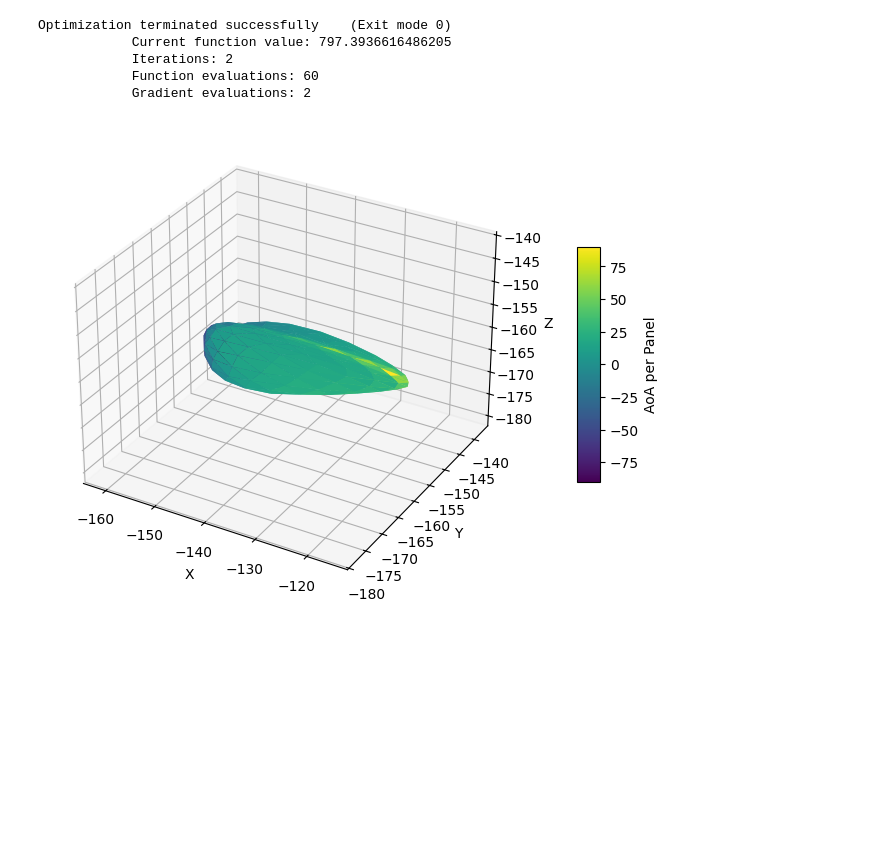
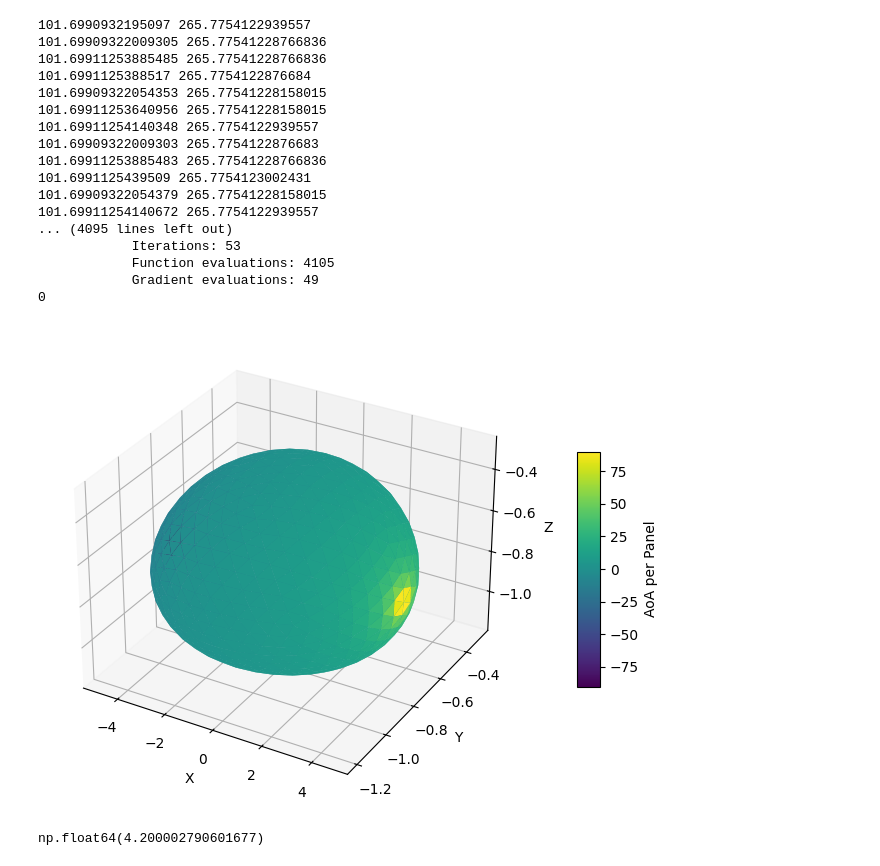
Before and after one commit to schuettem/SATOPT, a Jupyter notebook: examples/example_0.ipynb, the cells around one changed output. Drawn from its saved outputs; the diff is of its cells as text; code cells hidden in the pictures; blank space fills up the shorter version.

```diff
--- a/examples/example_0.ipynb
+++ b/examples/example_0.ipynb
@@ -1,11 +1,27 @@
 # %%
 from optimize import run
 # %%
-run(1)
+mesh = run()
 # %% [output]
-Optimization terminated successfully    (Exit mode 0)
-            Current function value: 797.3936616486205
-            Iterations: 2
-            Function evaluations: 60
-            Gradient evaluations: 2
+101.6990932195097 265.7754122939557
+101.69909322009305 265.77541228766836
+101.69911253885485 265.77541228766836
+101.6991125388517 265.7754122876684
+101.69909322054353 265.77541228158015
+101.69911253640956 265.77541228158015
+101.69911254140348 265.7754122939557
+101.69909322009303 265.7754122876683
+101.69911253885483 265.77541228766836
+101.6991125439509 265.7754123002431
+101.69909322054379 265.77541228158015
+101.69911254140672 265.7754122939557
+... (4095 lines left out)
+            Iterations: 53
+            Function evaluations: 4105
+            Gradient evaluations: 49
+0
-[figure, old version]
+[figure, new version]
+# %%
+mesh.volume
+# %% [output]
+np.float64(4.200002790601677)
```
Also changed, not shown: parts of 1 cell of this notebook, 5 other files.
